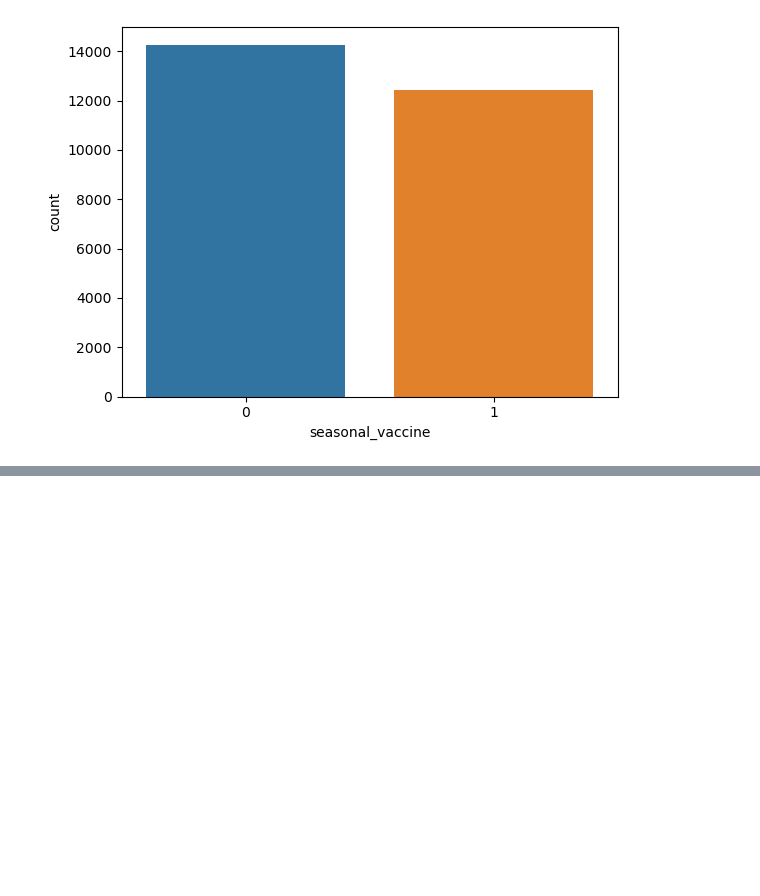
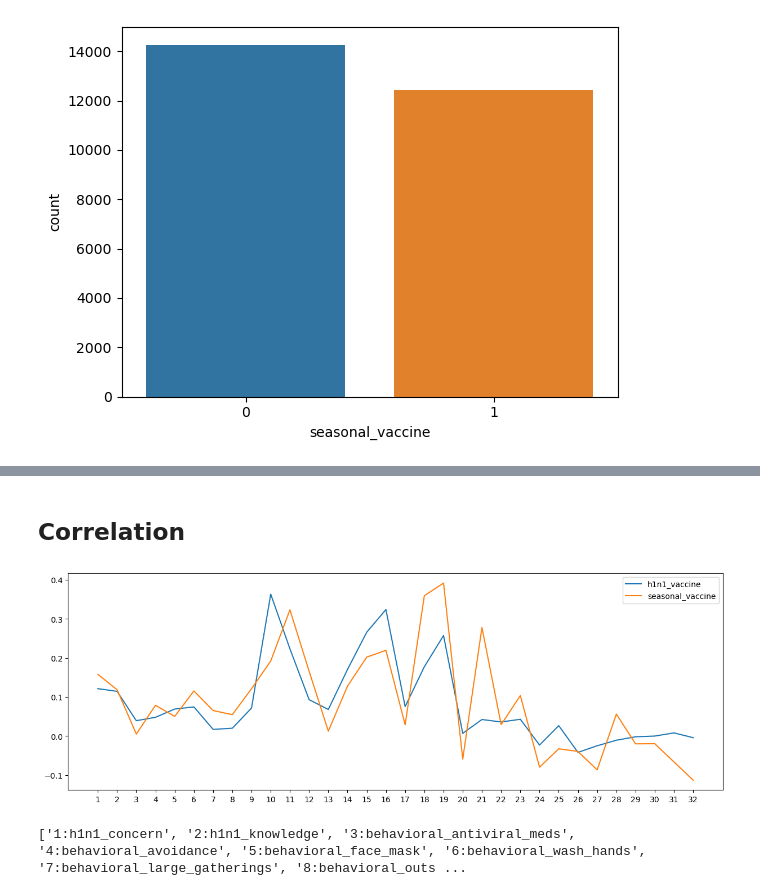
Before and after one commit to wangkai-yz/DMA, a Jupyter notebook: code/CourseWork2.ipynb, the cells around one changed output, grey strips where cells are left out. Cells and saved outputs as stored; diff of their text form; code cells hidden in the pictures; blank space fills up the shorter version.

```diff
--- a/code/CourseWork2.ipynb
+++ b/code/CourseWork2.ipynb
@@ -137,5 +96,0 @@ df_feature['msa_qua'] = np.select(msa_conditions,msa_choices,default=3)
-# %%
-columns = ['hhs_geo_region','census_msa','age_group','education','race','sex','income_poverty','marital_status','rent_or_own','employment_status']
-encoder = preprocessing.LabelEncoder()
-for column in columns:
-    df_feature[column] = encoder.fit_transform(df_feature[column])
@@ -161,7 +98,8 @@ df_feature
 fig,axs = plt.subplots(figsize=(10,5))
 sns.lineplot(data=df_feature,x='hhs_geo_region',y='income_qua',hue='h1n1_vaccine',ax=axs)
 # %%
-df_feature.drop(columns=['age_group','education','race','sex','income_poverty','marital_status','rent_or_own','employment_status','employment_industry','employment_occupation','health_insurance','hhs_geo_region','census_msa'],axis=1,inplace=True)
+# df_feature.drop(columns=['age_group','education','race','sex','income_poverty','marital_status','rent_or_own','employment_status','employment_industry','employment_occupation','health_insurance','hhs_geo_region','census_msa'],axis=1,inplace=True)
+df_feature.drop(columns=['health_insurance','employment_industry','employment_occupation'],axis=1,inplace=True)
 # %%
 plt.figure(figsize=(25,15))
 sns.heatmap(df_feature.corr(),annot=True)
@@ -174,2 +124,27 @@ df_feature[df_feature.isna().any(axis=1)]
 # %%
 train_data = df_feature.dropna()
+# %% [markdown]
+## Correlation
+# %%
+from scipy import stats
+pNUm = []
+sNum = []
+pX = []
+i=1
+for column in train_data.drop(columns=['h1n1_vaccine','seasonal_vaccine'],axis=1,inplace=False).columns.values:
+    pearson_coef,p_value = stats.pearsonr(train_data[column],train_data['h1n1_vaccine'])
+    pearson_coef2,p_value2 = stats.pearsonr(train_data[column],train_data['seasonal_vaccine'])
+    pNUm.append(pearson_coef)
+    sNum.append(pearson_coef2)
+    pX.append(str(i)+':'+column)
+    i += 1
+plt.figure(figsize=[15,5])
+plt.plot(range(1,33,1),pNUm)
+plt.plot(range(1,33,1),sNum)
+plt.legend(['h1n1_vaccine','seasonal_vaccine'],loc = 'upper right')
+plt.xticks(range(1,33,1))
+plt.show()
+print(pX)
+# %% [output]
+[figure, added]
+['1:h1n1_concern', '2:h1n1_knowledge', '3:behavioral_antiviral_meds', '4:behavioral_avoidance', '5:behavioral_face_mask', '6:behavioral_wash_hands', '7:behavioral_large_gatherings', '8:behavioral_outs ...
```
Also changed, not shown: parts of 95 cells of this notebook.
